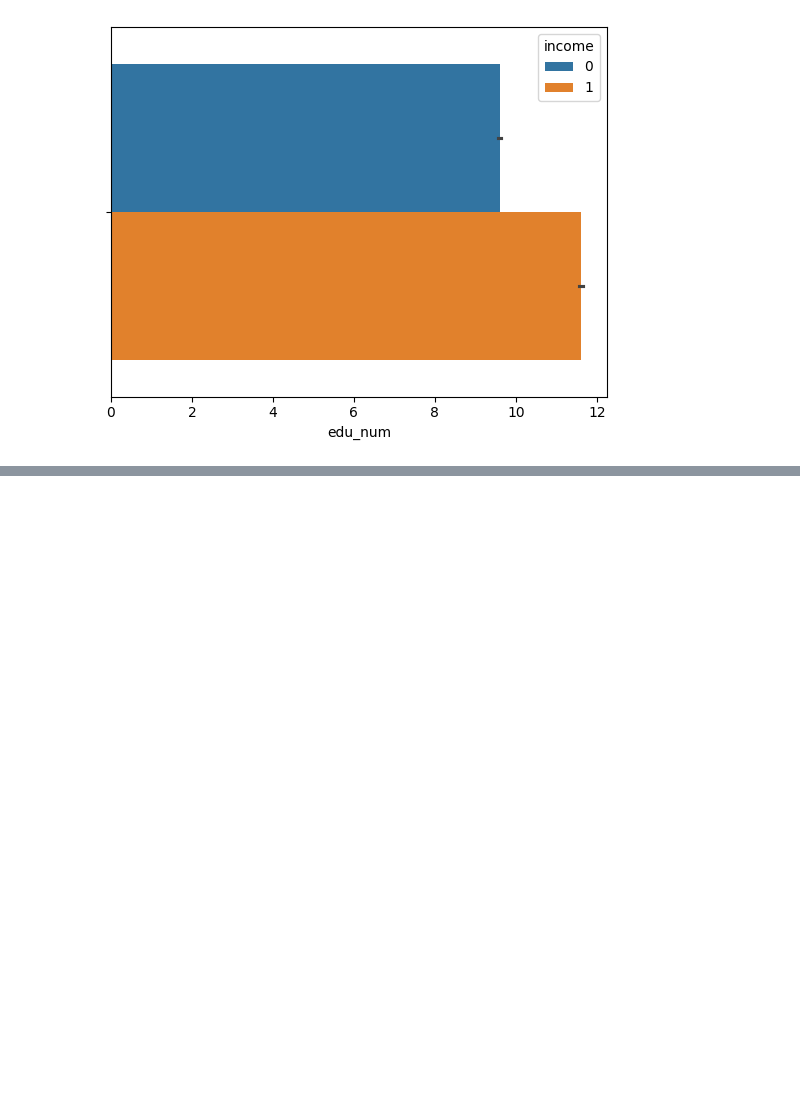
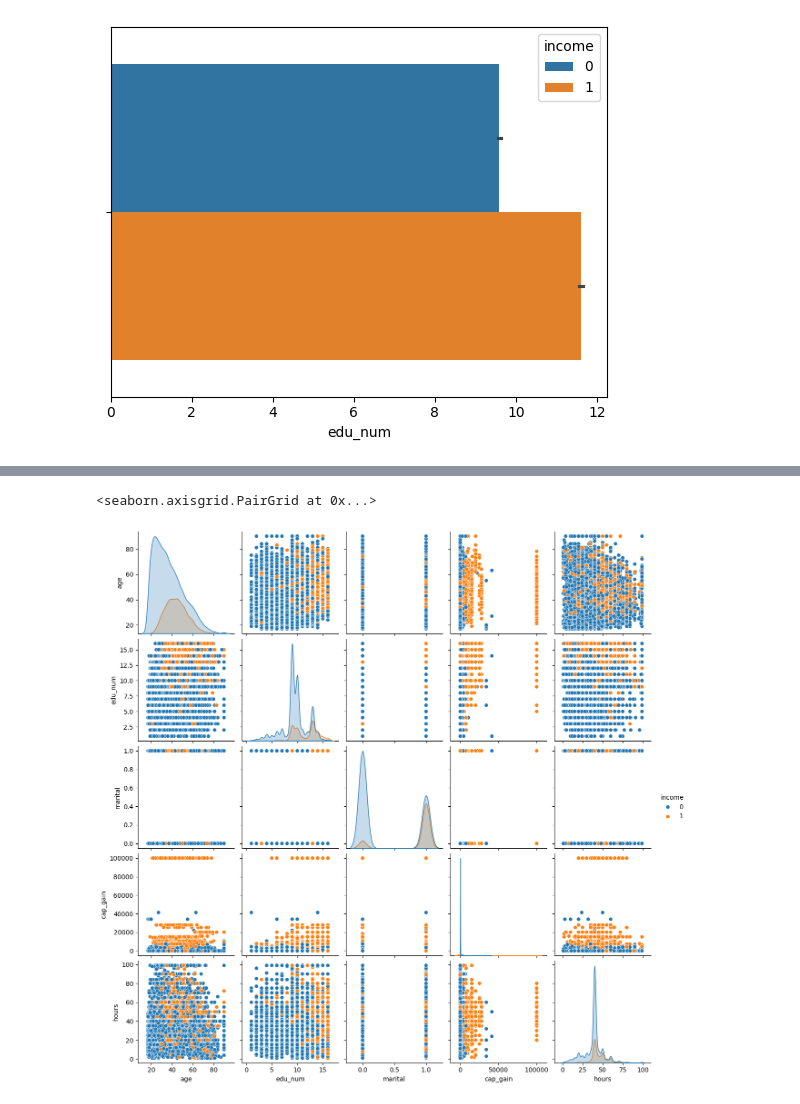
Before and after one commit to utkuseyithanoglu/utku-machine-learning-python-template, a Jupyter notebook: src/utku_data.ipynb, the cells around one changed output, grey strips where cells are left out. Cells and saved outputs as stored; diff of their text form; code cells hidden in the pictures; blank space fills up the shorter version.

```diff
--- a/src/utku_data.ipynb
+++ b/src/utku_data.ipynb
@@ -376,0 +512,5 @@ sns.barplot(data=main_df,x='edu_num',hue='income')
+# %%
+sns.pairplot(main_df,hue='income')
+# %% [output]
+<seaborn.axisgrid.PairGrid at 0x...>
+[figure, added]
```
Also changed, not shown: parts of 21 cells of this notebook, 1 other file.
